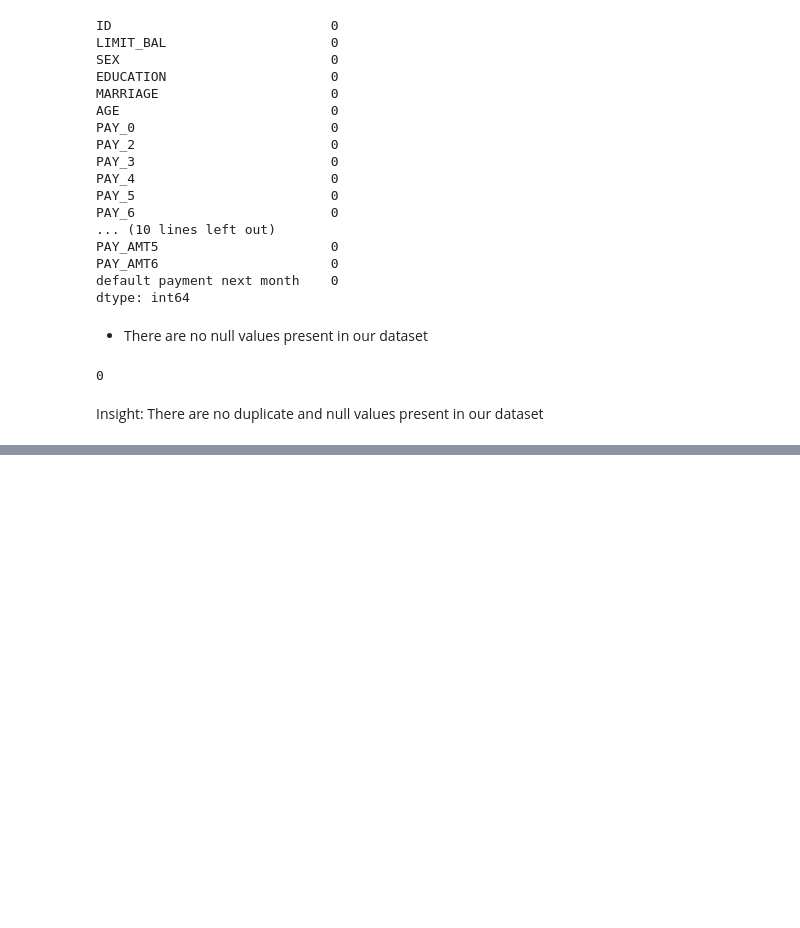
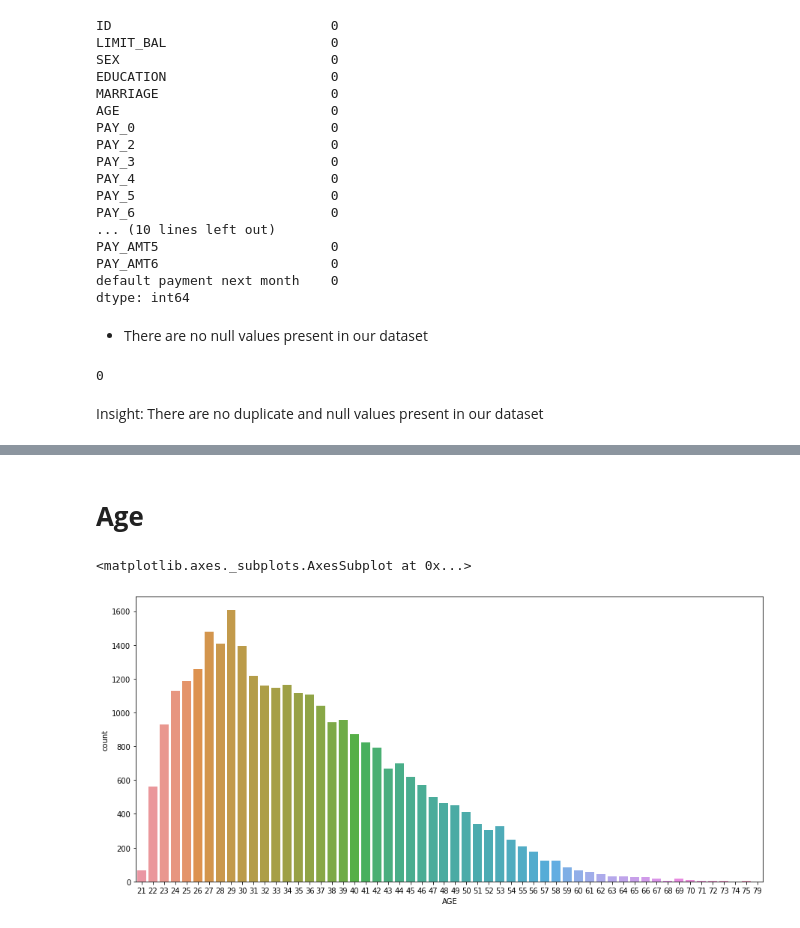
Before and after one commit to mmishra1092/Credit-Card-Default-Prediction, a Jupyter notebook: MAYANK_MISHRA_Credit_Card_Default_Prediction_Capstone_Project.ipynb, the cells around one changed output, grey strips where cells are left out. Cells and saved outputs as stored; diff of their text form; code cells hidden in the pictures; blank space fills up the shorter version.

```diff
--- a/MAYANK_MISHRA_Credit_Card_Default_Prediction_Capstone_Project.ipynb
+++ b/MAYANK_MISHRA_Credit_Card_Default_Prediction_Capstone_Project.ipynb
@@ -227,0 +270,9 @@ Insight: There are no duplicate and null values present in our dataset
+# %% [markdown]
+# **Age**
+# %%
+# Plot the graph of number of ages of people with credit card.
+plt.figure(figsize=(15,7))
+sns.countplot(x = 'AGE', data = credit_data_df)
+# %% [output]
+<matplotlib.axes._subplots.AxesSubplot at 0x...>
+[figure, added]
```
Also changed, not shown: parts of 35 cells of this notebook.
